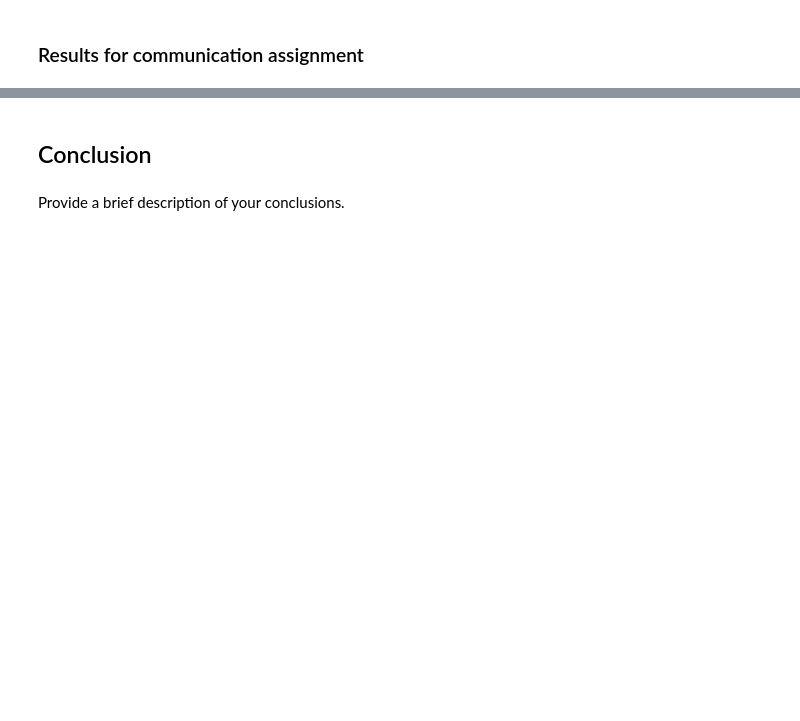
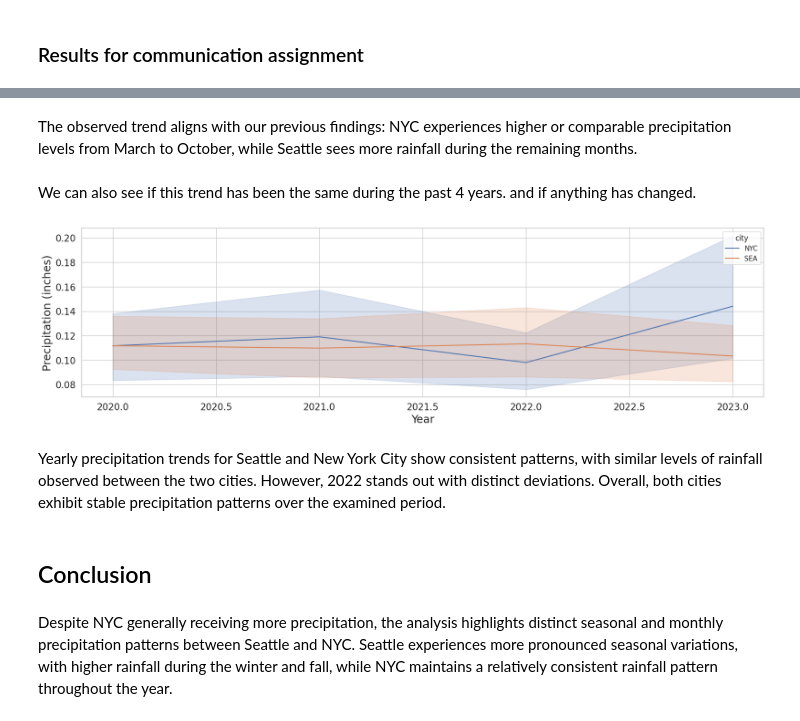
Before and after one commit to Parsar22/DATA3320, a Jupyter notebook: DATA_3320_Seattle_NYC_Analysis.ipynb, the cells around one changed output, grey strips where cells are left out. Cells and saved outputs as stored; diff of their text form; code cells hidden in the pictures; blank space fills up the shorter version.

```diff
--- a/DATA_3320_Seattle_NYC_Analysis.ipynb
+++ b/DATA_3320_Seattle_NYC_Analysis.ipynb
@@ -36,4 +149,22 @@ This file should clearly produce the graphs, tables, models, etc that appear in
+# %% [markdown]
+The observed trend aligns with our previous findings: NYC experiences higher or comparable precipitation levels from March to October, while Seattle sees more rainfall during the remaining months.
+# %% [markdown]
+We can also see if this trend has been the same during the past 4 years. and if anything has changed.
+# %%
+plt.figure(figsize=(20,5))
+
+
+sns.lineplot(data=df, x='year', y='precipitation', hue='city')
+
+plt.xlabel('Year', fontsize=18)
+plt.ylabel('Precipitation (inches)', fontsize=18)
+
+plt.tick_params(labelsize=15);
+# %% [output]
+[figure, added]
+# %% [markdown]
+Yearly precipitation trends for Seattle and New York City show consistent patterns, with similar levels of rainfall observed between the two cities. However, 2022 stands out with distinct deviations. Overall, both cities exhibit stable precipitation patterns over the examined period.
 # %% [markdown]
 ## Conclusion
-# %% [markdown]
-Provide a brief description of your conclusions.
+# %% [markdown]
+ Despite NYC generally receiving more precipitation, the analysis highlights distinct seasonal and monthly precipitation patterns between Seattle and NYC. Seattle experiences more pronounced seasonal variations, with higher rainfall during the winter and fall, while NYC maintains a relatively consistent rainfall pattern throughout the year.
```
Also changed, not shown: parts of 26 cells of this notebook.
